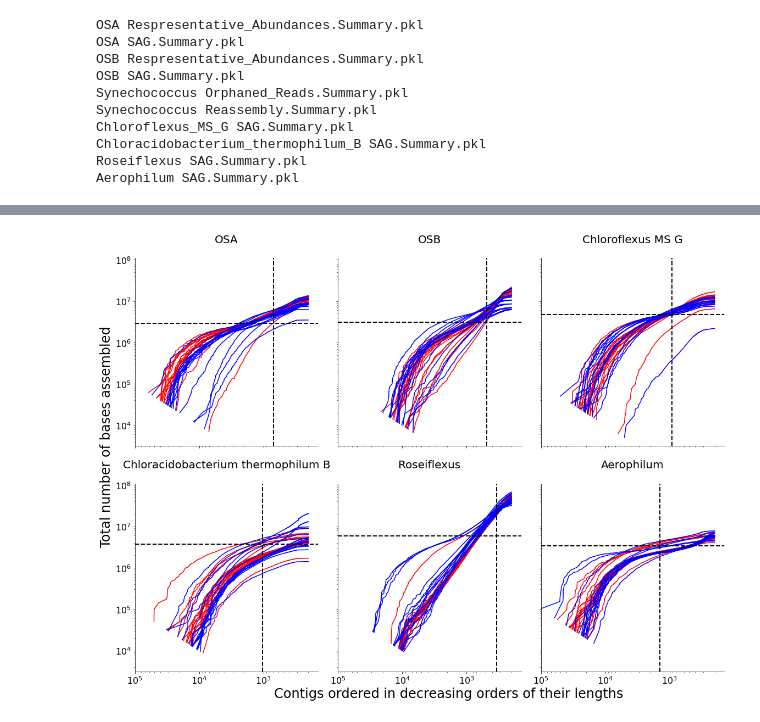
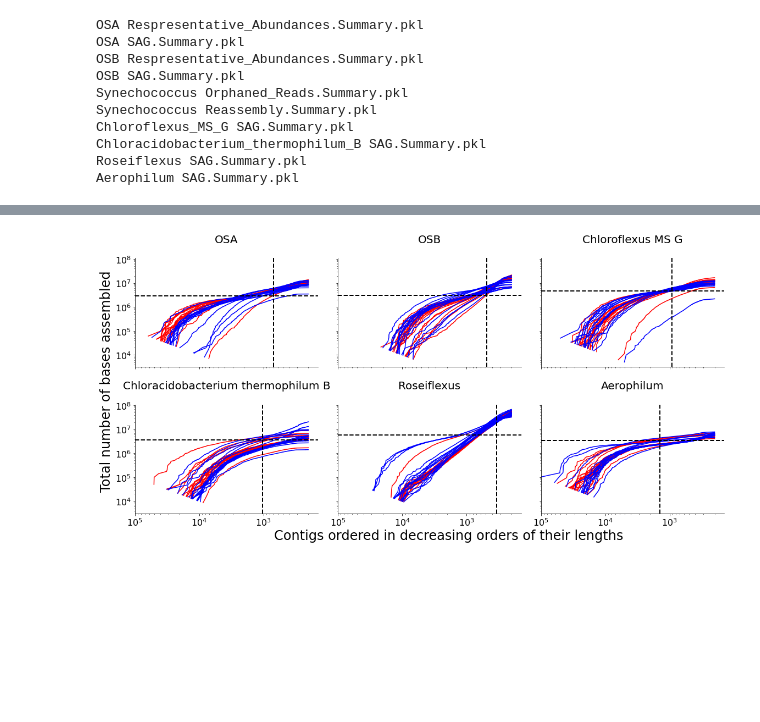
Before and after one commit to hsmurali/Hot_Springs_Analysis, a Jupyter notebook: Scripts/Synechococcus_Paper/Analysis.ipynb, the cells around one changed output, grey strips where cells are left out. Saved outputs shown, nothing was run; the diff lists cells and outputs as text; code cells hidden in the pictures; blank space fills up the shorter version.

```diff
--- a/Scripts/Synechococcus_Paper/Analysis.ipynb
+++ b/Scripts/Synechococcus_Paper/Analysis.ipynb
@@ -16,7 +16,7 @@ rcParams = {'font.size': 20,
             'axes.labelweight':'normal',
             'xtick.labelsize' : 16,
             'ytick.labelsize' : 16,
-            'axes.labelsize': 16,
+            'axes.labelsize': 20,
             'axes.spines.right' : False,
             'axes.spines.top' : False}
 
@@ -25,6 +25,8 @@ plt.rcParams.update(rcParams)
 whiskerprops = dict(color='black',linewidth=1.5)
 capprops = dict(color='black', linewidth=0.5)
 medianprops = dict(linewidth=1.5, linestyle='-', color='black')
+
+plots_dir = '/Users/harihara/Research-Activities/Plots/Hot_Spring_Plots/Synechococcus-Paper-New-Plots/'
 # %%
 genomes = ['OSA','OSB','Synechococcus','Chloroflexus_MS_G', 'Chloracidobacterium_thermophilum_B',
            'Roseiflexus','Aerophilum']
@@ -83,7 +85,7 @@ for g in genomes:
                       boxprops = boxprops, flierprops = flierprops, whiskerprops = whiskerprops,
                       capprops = capprops, medianprops = medianprops)
         x = np.random.normal(positions[j], 0.095, size=len(y))
-        ax[i].scatter(x,y,color = spring_colors[j],alpha = 0.05, marker = 'o', s = 5)
+        ax[i].scatter(x,y,color = spring_colors[j],alpha = 0.05, marker = 'o', s = 5, rasterized=True)
         ax[i].scatter([positions[j]]*2, [max(y), min(y)], color = spring_colors[j], marker = 'o', s = 5)
     ax[i].set_title(g.replace("_"," "), size = 20)
     i+=1
@@ -94,4 +96,6 @@ ax[5].set_xticklabels(x_ticks, rotation = 90)
 fig.text(0.4, 0, 'Hotspring Sample ID', size = 24)
 fig.text(-0.007, 0.57, 'Mean coverage of 1kBp windows', va='center', rotation='vertical', size = 24)
 fig.tight_layout()
+
+fig.savefig(plots_dir+'Coverage.pdf',bbox_inches="tight")
 # %% [output]
@@ -99,7 +103,7 @@ fig.tight_layout()
 # %%
 plt.rcParams.update(rcParams)
 
-fig, ax = plt.subplots(6,1, figsize =(16,12), sharex = True, sharey = True)
+fig, ax = plt.subplots(6,1, figsize =(16,10), sharex = True, sharey = True)
 i = 0
 for g in genomes:
     if g == 'Synechococcus':
@@ -119,8 +123,9 @@ ax[5].set_xticks(range(0, 34))
 ax[5].set_xticklabels(x_ticks, rotation = 90)
 
 fig.text(0.4, 0, 'Hotspring Sample ID', size = 24)
-fig.text(-0.005, 0.55, 'Percentage of reads orphaned', va='center', rotation='vertical', size = 24)
+fig.text(-0.005, 0.6, 'Percentage of reads orphaned', va='center', rotation='vertical', size = 24)
 
 fig.tight_layout()
 fig.subplots_adjust(hspace = 0.375)
+fig.savefig(plots_dir+'Orphaned_Reads.pdf',bbox_inches="tight")
 # %% [output]
@@ -128,30 +133,31 @@ fig.subplots_adjust(hspace = 0.375)
 # %%
 sample_dict = dict(zip(df_Metadata['SampleID'].tolist(), df_Metadata['Spring_Name'].tolist()))
-fig, ax = plt.subplots(2, 3, figsize = (16, 12), sharex = True, sharey = True)
+fig, ax = plt.subplots(2, 3, figsize = (16, 8), sharex = True, sharey = True)
 k = 0
 for g in genomes:
     if g == 'Synechococcus': continue
     i, j = int(k/3), int(k%3)
     avg_n50 = 0.0
     for p in range(0, len(samples)):
         ax[i][j].plot(Summary[g]['Reassembly.Summary.pkl']['Assembly'][samples[p]]['lengths'],
                       Summary[g]['Reassembly.Summary.pkl']['Assembly'][samples[p]]['cumulative'],
-                      color = spring_colors[p])
+                      color = spring_colors[p], rasterized = True)
         avg_n50 += Summary[g]['Reassembly.Summary.pkl']['Assembly'][samples[p]]['NGx']
     ax[i][j].axhline(Summary[g]['Reassembly.Summary.pkl']['Assembly'][samples[p]]['Glen'], color = 'black',
                      linestyle = '--', linewidth = 2)
     ax[i][j].axvline(avg_n50/len(samples), color = 'black', linestyle = '--', linewidth = 2)
     ax[i][j].set_title(g.replace("_"," ")+"\n", size = 20)
 
     k += 1
 ax[0][0].set_xlim(ax[0][0].get_xlim()[::-1])
 ax[0][0].set_yscale('log')
 ax[0][0].set_xscale('log')
 ax[0][0].set_xlim([100000, 141])
 fig.text(0.27, 0, 'Contigs ordered in decreasing orders of their lengths', size = 24)
-fig.text(-0.005, 0.55, 'Total number of bases assembled', va='center', rotation='vertical', size = 24)
+fig.text(-0.005, 0.5, 'Total number of bases assembled', va='center', rotation='vertical', size = 24)
 
 fig.tight_layout()
+fig.savefig(plots_dir+'Assembly.pdf',bbox_inches="tight")
 # %% [output]
-[figure, old version]
+[figure, new version]
 # %%
```
Also changed, not shown: parts of 6 cells of this notebook.
